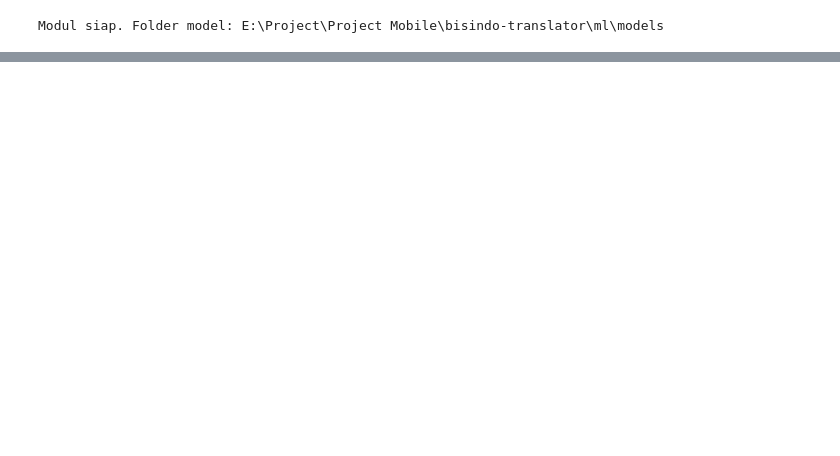
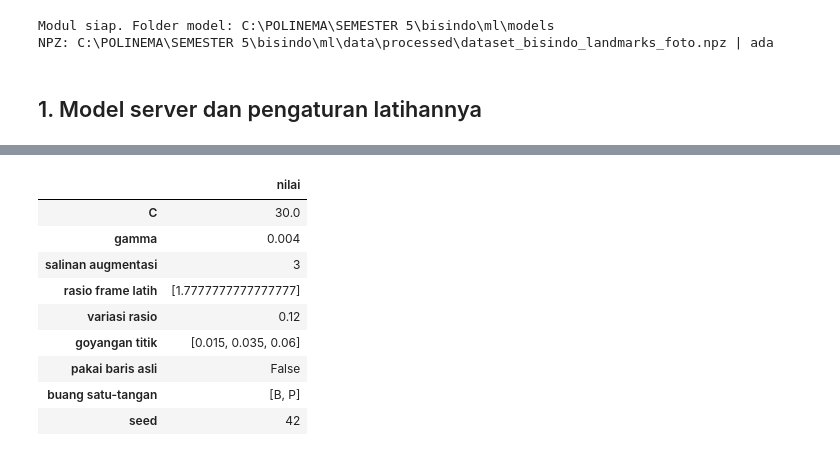
Before and after one commit to hafisc/bisindo, a Jupyter notebook: ml/notebooks/model_evaluation.ipynb, the cells around one changed output, grey strips where cells are left out. Saved outputs shown, nothing was run; the diff lists cells and outputs as text; code cells hidden in the pictures; blank space fills up the shorter version.

```diff
--- a/ml/notebooks/model_evaluation.ipynb
+++ b/ml/notebooks/model_evaluation.ipynb
@@ -21,6 +24,7 @@ from pathlib import Path
 import joblib
 import matplotlib.pyplot as plt
 import numpy as np
+import pandas as pd
 import seaborn as sns
 from sklearn.metrics import (
     accuracy_score,
@@ -30,38 +34,59 @@ from sklearn.metrics import (
     precision_score,
     recall_score,
 )
+from sklearn.model_selection import StratifiedGroupKFold
 
 # Notebook ada di ml/notebooks, sedangkan modul ada di ml/src.
-ML_DIR = Path.cwd().parent if Path.cwd().name == "notebooks" else Path.cwd()
+ML_DIR = Path.cwd().parent if Path.cwd().name == "notebooks" else Path.cwd() / "ml"
 SRC_DIR = ML_DIR / "src"
 MODELS_DIR = ML_DIR / "models"
+NPZ_PATH = ML_DIR / "data" / "processed" / "dataset_bisindo_landmarks_foto.npz"
 OUTPUT_DIR = MODELS_DIR / "evaluation"
 OUTPUT_DIR.mkdir(parents=True, exist_ok=True)
 
 if str(SRC_DIR) not in sys.path:
     sys.path.insert(0, str(SRC_DIR))
 
-from dataset.data_loader import FEATURE_COUNT, load_real_data  # noqa: E402
-from training.train_svm import LABEL_MAP_FILENAME, MODEL_FILENAME  # noqa: E402
+from dataset.augment_landmarks import augment_dataset, stretch_aspect  # noqa: E402
+from dataset.data_loader import FEATURE_COUNT  # noqa: E402
+from training.retrain_from_photos import PHONE_ASPECT, server_predict  # noqa: E402
+from training.train_svm import LABEL_MAP_FILENAME, MODEL_FILENAME, build_model  # noqa: E402
 
 sns.set_theme(style="whitegrid")
 print("Modul siap. Folder model:", MODELS_DIR)
+print("NPZ:", NPZ_PATH, "| ada" if NPZ_PATH.exists() else "| TIDAK ADA, jalankan 01_preprocessing_dataset_foto.ipynb")
 # %% [output]
-Modul siap. Folder model: E:\Project\Project Mobile\bisindo-translator\ml\models
+Modul siap. Folder model: C:\POLINEMA\SEMESTER 5\bisindo\ml\models
+NPZ: C:\POLINEMA\SEMESTER 5\bisindo\ml\data\processed\dataset_bisindo_landmarks_foto.npz | ada
+# %% [markdown]
+## 1. Model server dan pengaturan latihannya
 # %%
 model = joblib.load(MODELS_DIR / MODEL_FILENAME)
 label_map = json.loads((MODELS_DIR / LABEL_MAP_FILENAME).read_text(encoding="utf-8"))
+tersimpan = json.loads((MODELS_DIR / "metrics.json").read_text(encoding="utf-8"))
 class_names = [str(name) for name in label_map["classes"]]
 
-# Split yang sama dengan train_svm.py: test_size 0.2, random_state 42.
-_, x_test, _, y_test, _ = load_real_data()
-y_pred = model.predict(x_test)
+PENGATURAN = {
+    "C": tersimpan["C"],
+    "gamma": tersimpan["gamma"],
+    "salinan augmentasi": tersimpan["augmentation_copies"],
+    "rasio frame latih": tersimpan["train_aspects"],
+    "variasi rasio": tersimpan["aspect_jitter"],
+    "goyangan titik": tersimpan["point_noise_levels"],
+    "pakai baris asli": tersimpan["include_original_rows"],
+    "buang satu-tangan": tersimpan["dropped_single_hand_letters"],
+    "seed": tersimpan["random_state"],
+}
+AUGMENTASI = dict(
+    aspects=tuple(tersimpan["train_aspects"]),
+    aspect_jitter=tersimpan["aspect_jitter"],
+    include_original=tersimpan["include_original_rows"],
+    point_noise=tuple(tersimpan["point_noise_levels"]),
+)
+SEED = tersimpan["random_state"]
 
-y_true_letters = np.array(class_names)[y_test]
-y_pred_letters = np.array(class_names)[y_pred]
-
-print(f"Model    : {type(model).__name__} {list(dict(model.steps))}")
-print(f"Fitur    : {model.named_steps['svm'].n_features_in_} (kontrak: {FEATURE_COUNT})")
-print(f"Kelas    : {len(class_names)}")
-print(f"Data uji : {len(y_test)} baris")
+print(f"Model : {type(model).__name__} {list(dict(model.steps))}")
+print(f"Fitur : {model.named_steps['svm'].n_features_in_} (kontrak: {FEATURE_COUNT})")
+print(f"Kelas : {len(class_names)}")
+display(pd.Series(PENGATURAN, name="nilai").to_frame())
 # %% [output]
@@ -71,0 +96,10 @@ Data uji : 1347 baris
+|  | nilai |
+| C | 30.0 |
+| gamma | 0.004 |
+| salinan augmentasi | 3 |
+| rasio frame latih | [1.7777777777777777] |
+| variasi rasio | 0.12 |
+| goyangan titik | [0.015, 0.035, 0.06] |
+| pakai baris asli | False |
+| buang satu-tangan | [B, P] |
+| seed | 42 |
```
Also changed, not shown: parts of 15 cells of this notebook, 8 other files.
